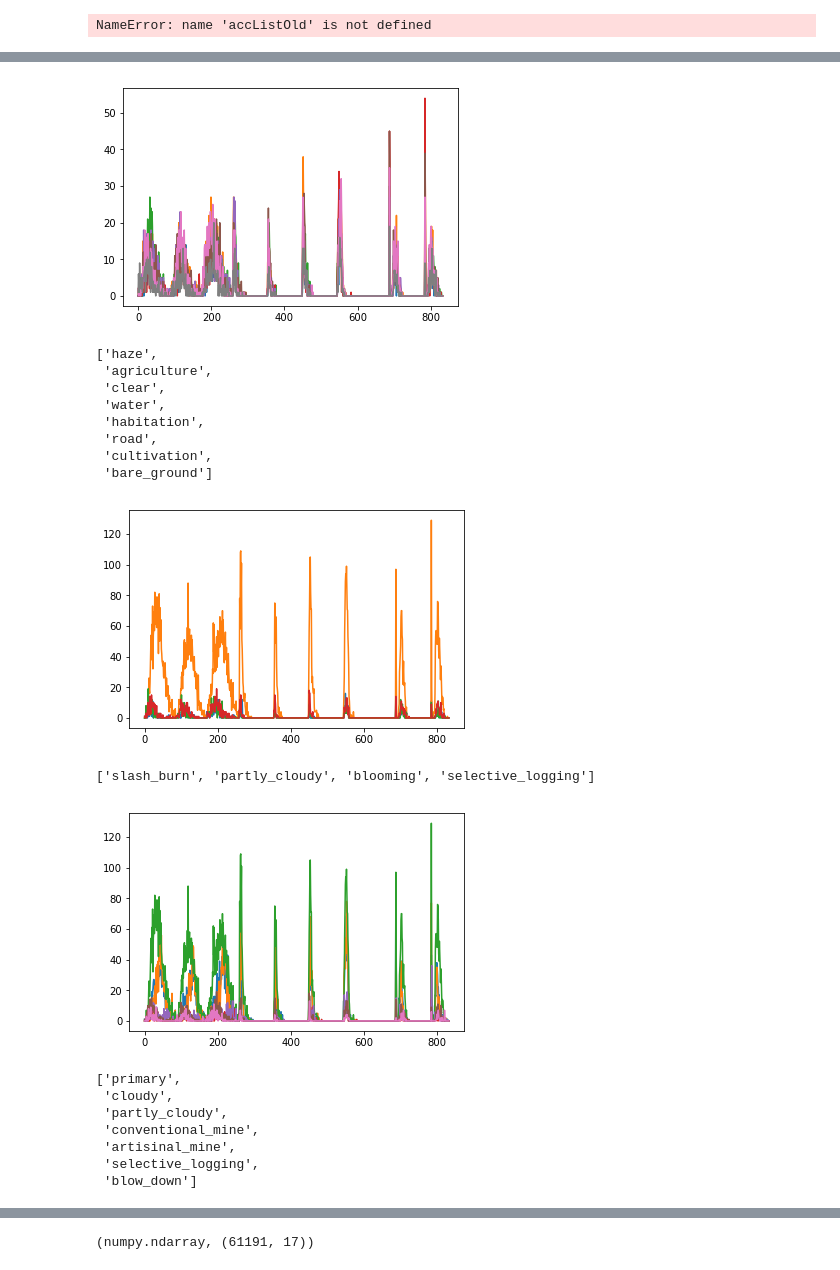
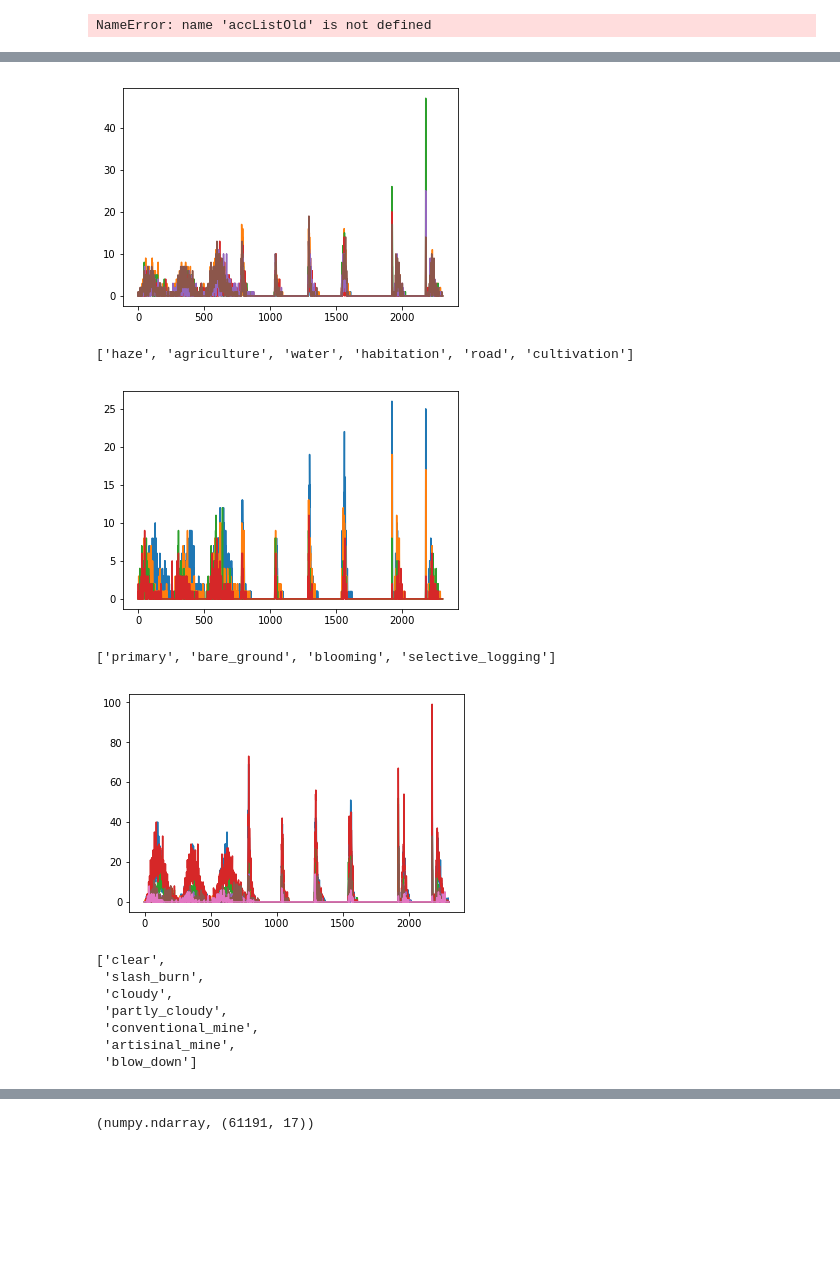
Before and after one commit to SorokinV/Kaggle-2017-04-Brazil-Amazon, a Jupyter notebook: Jupyter/a-basin-2D-V3-XGB-JOIN_JT.ipynb, the cells around one changed output, grey strips where cells are left out. Cells and saved outputs as stored; diff of their text form; code cells hidden in the pictures; blank space fills up the shorter version.

```diff
--- a/Jupyter/a-basin-2D-V3-XGB-JOIN_JT.ipynb
+++ b/Jupyter/a-basin-2D-V3-XGB-JOIN_JT.ipynb
@@ -42,8 +42,8 @@ print (trLabels,trDirTIF,trDirJPG,teDirTIF,teDirJPG)
 ../Data/train-tif-v2 ../Data/test-tif-v2 ../Work/Train ../Work/Test
 ../Data/train_v2.csv ../Data/train-tif-v2 ../Data/train-jpg ../Data/test-tif-v2 ../Data/test-jpg-v2
 # %%
-binsDataTIF = 96
-binsDataJPG = 96
+binsDataTIF = 256
+binsDataJPG = 256
 # %%
 labels_df = pd.read_csv(trLabels)
 labels_df.head()
@@ -80,10 +80,10 @@ labelList=labels_df[labels_df[labels].sum(axis=1)>0][labels].as_matrix();
 #labels_df.head()
 # %%
 # Данные для объединения от jpg
-binsDataJPG2 = 64
-trX_TIF  = np.load('../Work/train-data-XX'+str(binsDataTIF)+'.tif'+'.npy')
-trX_JPG  = np.load('../Work/train-data-XX'+str(binsDataJPG)+'.jpg'+'.npy')
+##binsDataJPG2 = 64
+trX_TIF  = np.load('../Work/t-'+str(10000+binsDataTIF)+'.tif'+'-XX-train.npy')
+trX_JPG  = np.load('../Work/t-'+str(10000+binsDataJPG)+'.jpg'+'-XX-train.npy')
 ##trX_JPG2 = np.load('../Work/train-data-XX'+str(binsDataJPG2)+'.jpg'+'.npy')
-trY      = np.load('../Work/train-data-YY'+str(binsDataTIF)+'.tif'+'.npy')
+trY      = np.load('../Work/t-'+str(10000+binsDataJPG)+'.jpg'+'-YY-train.npy')
 trX_TIF.shape, trX_JPG.shape
 # %% [output]
@@ -388,42 +327,35 @@ if False :
     bst_gfs_main
     bstga[:,6]
 # %%
-xx = [0]+range(2,8)+[12] # плохие 600-4000
+xx = [0,2,4,5,6,7] # плохие 600-4000
 plt.plot(bstga[:,xx]);
 #plt.legenda([labels[x] for x in xx])
 plt.show();
 [labels[x] for x in xx]
 # %% [output]
-[figure, old version]
+[figure, new version]
-['haze',
- 'agriculture',
- 'clear',
- 'water',
- 'habitation',
- 'road',
- 'cultivation',
- 'bare_ground']
+['haze', 'agriculture', 'water', 'habitation', 'road', 'cultivation']
 # %%
-xx = [8,10,14,15] # среднии 100-400
+xx = [1,12,14,15] # среднии 100-400
 plt.plot(bstga[:,xx]);
 #plt.legenda([labels[x] for x in xx])
 plt.show();
 [labels[x] for x in xx]
 # %% [output]
-[figure, old version]
+[figure, new version]
-['slash_burn', 'partly_cloudy', 'blooming', 'selective_logging']
+['primary', 'bare_ground', 'blooming', 'selective_logging']
 # %%
-xx = [1,9,10,11,13,15,16] # отличные 0-100
+xx = [3,8,9,10,11,13,16] # отличные 0-100
 plt.plot(bstga[:,xx]); plt.show();
 [labels[x] for x in xx]
 # %% [output]
-[figure, old version]
+[figure, new version]
-['primary',
+['clear',
+ 'slash_burn',
  'cloudy',
  'partly_cloudy',
  'conventional_mine',
  'artisinal_mine',
- 'selective_logging',
  'blow_down']
 # %%
 # Посчитать уровень прохождения для каждого признака
```
Also changed, not shown: parts of 23 cells of this notebook, 1 other file.
